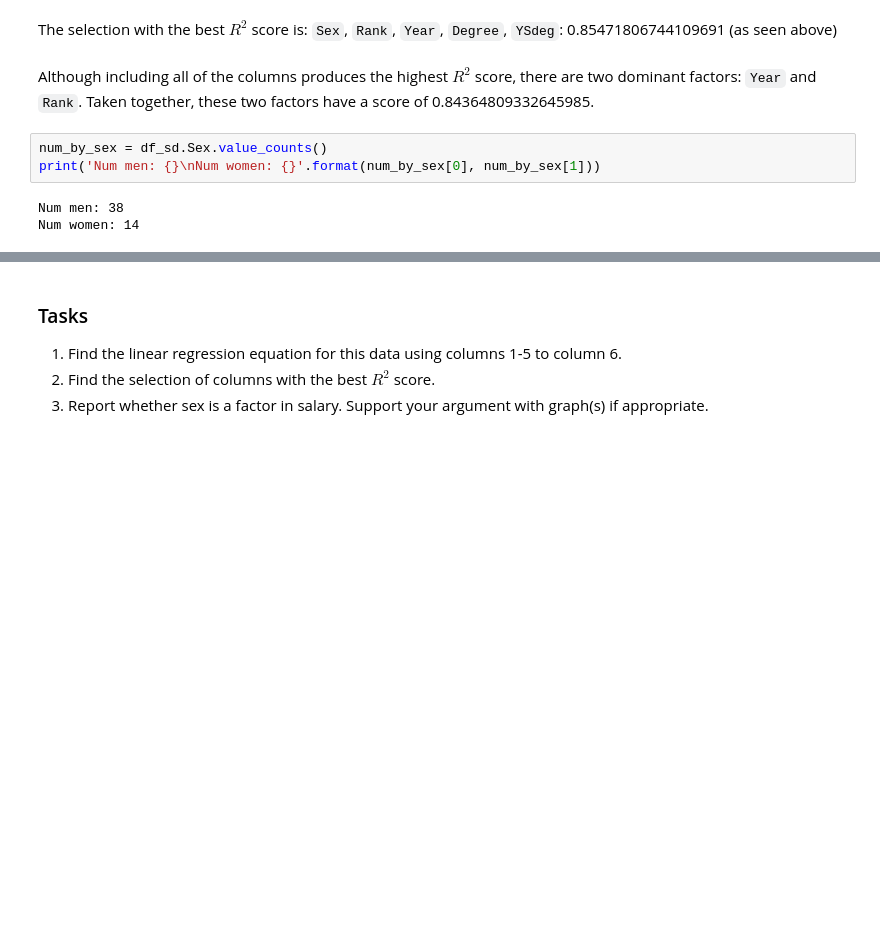
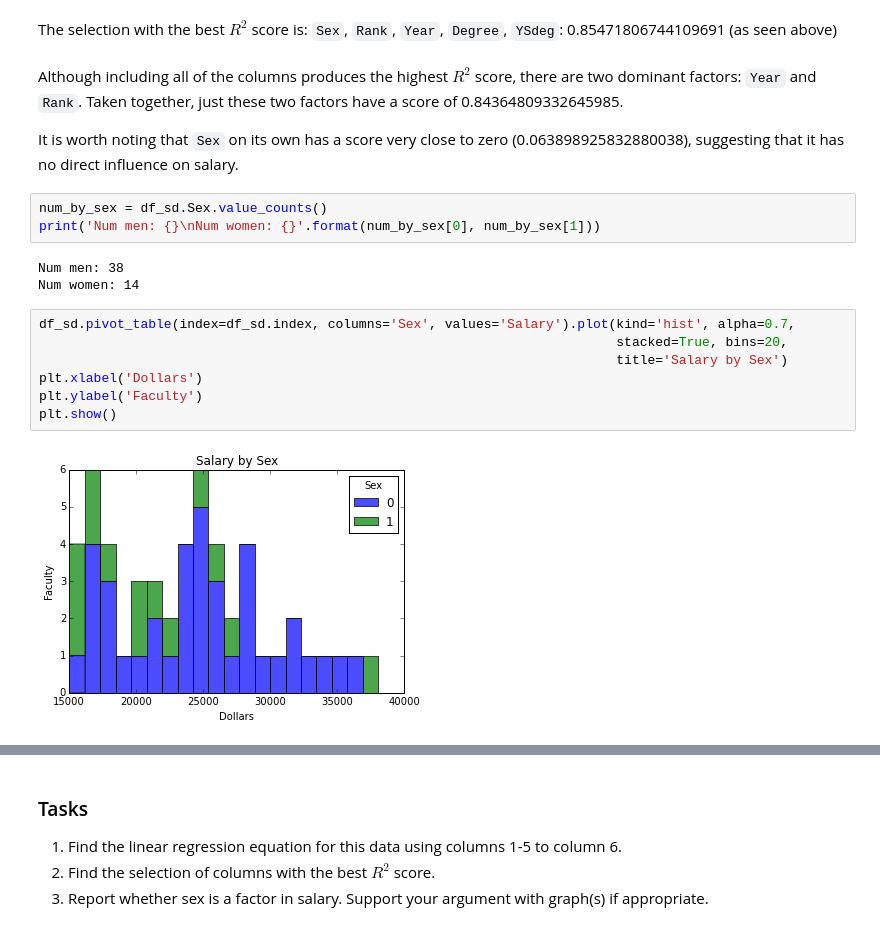
Before and after one commit to ahartz1/linear-regression, a Jupyter notebook: simple-linear-regression.ipynb, the cells around one changed output, grey strips where cells are left out. Drawn from its saved outputs; the diff is of its cells as text; blank space fills up the shorter version.

Commit message:
Add stacked graphs from pivot tables, analysis of sex on salary

```diff
--- a/simple-linear-regression.ipynb
+++ b/simple-linear-regression.ipynb
@@ -203,10 +205,21 @@ sorted(combo_scores.items(), key=lambda c: c[0], reverse=True)
 # %% [markdown]
 The selection with the best $R^2$ score is: `Sex`, `Rank`, `Year`, `Degree`, `YSdeg`: 0.85471806744109691 (as seen above)
 # %% [markdown]
-Although including all of the columns produces the highest $R^2$ score, there are two dominant factors: `Year` and `Rank`. Taken together, these two factors have a score of 0.84364809332645985.
+Although including all of the columns produces the highest $R^2$ score, there are two dominant factors: `Year` and `Rank`. Taken together, just these two factors have a score of 0.84364809332645985.
+
+It is worth noting that `Sex` on its own has a score very close to zero (0.063898925832880038), suggesting that it has no direct influence on salary.
 # %%
 num_by_sex = df_sd.Sex.value_counts()
 print('Num men: {}\nNum women: {}'.format(num_by_sex[0], num_by_sex[1]))
 # %% [output]
 Num men: 38
 Num women: 14
+# %%
+df_sd.pivot_table(index=df_sd.index, columns='Sex', values='Salary').plot(kind='hist', alpha=0.7,
+                                                                          stacked=True, bins=20,
+                                                                          title='Salary by Sex')
+plt.xlabel('Dollars')
+plt.ylabel('Faculty')
+plt.show()
+# %% [output]
+[figure, added]
```
Also changed, not shown: parts of 19 cells of this notebook.
